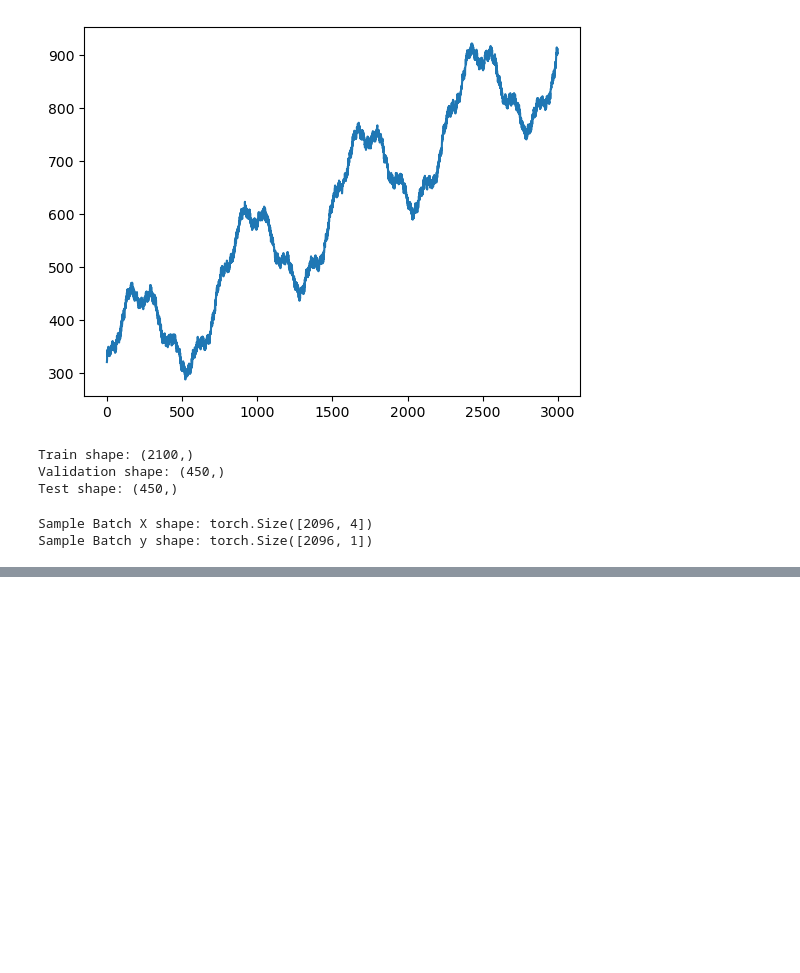
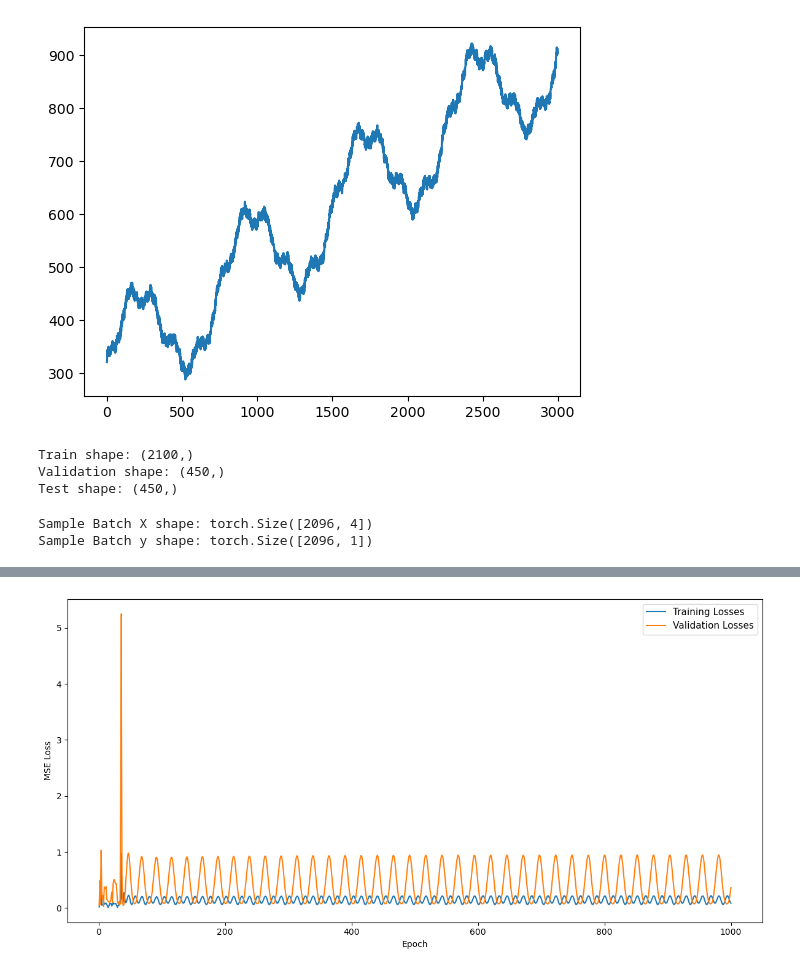
Before and after one commit to joyswish/275project2, a Jupyter notebook: project2.ipynb, the cells around one changed output, grey strips where cells are left out. Saved outputs shown, nothing was run; the diff lists cells and outputs as text; code cells hidden in the pictures; blank space fills up the shorter version.

Commit message:
FNN with training and validaton + graph (num 6)

```diff
--- a/project2.ipynb
+++ b/project2.ipynb
@@ -100,0 +170,15 @@ Sample Batch y shape: torch.Size([2096, 1])
+# %%
+#plot of training vs validation loss curve
+
+plt.figure(figsize=(12,6))
+plt.plot(range(1, epochs+1), train_losses, label="Training Losses")
+plt.plot(range(1, epochs+1), validation_losses, label = "Validation Losses")
+plt.xlabel('Epoch')
+plt.ylabel('MSE Loss')
+plt.legend(fontsize=11)
+plt.tight_layout()
+plt.show()
+
+#ughhh idk why its osicallating like tht it should gradually descend to 0 ugghh will look back at model later
+# %% [output]
+[figure, added]
```
Also changed, not shown: parts of 1 cell of this notebook.
